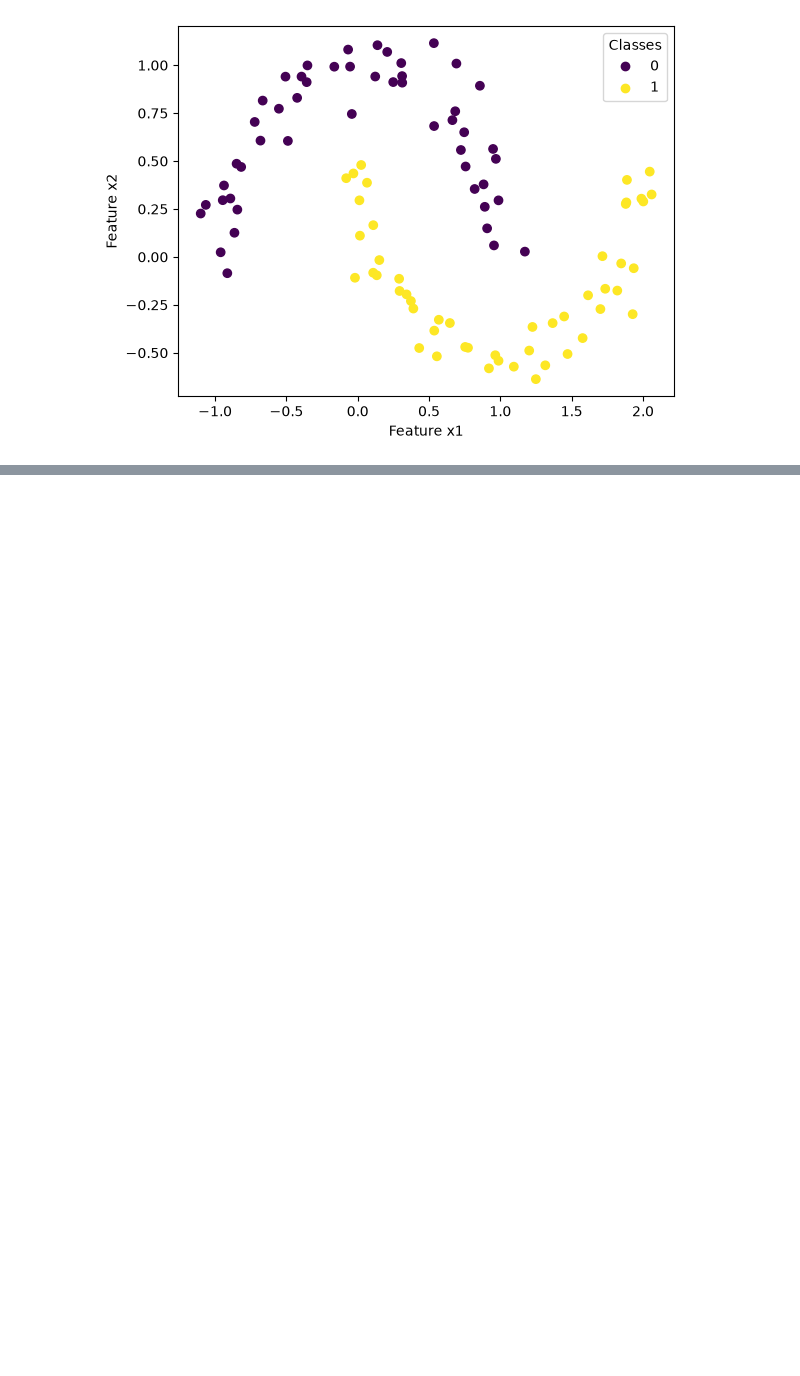
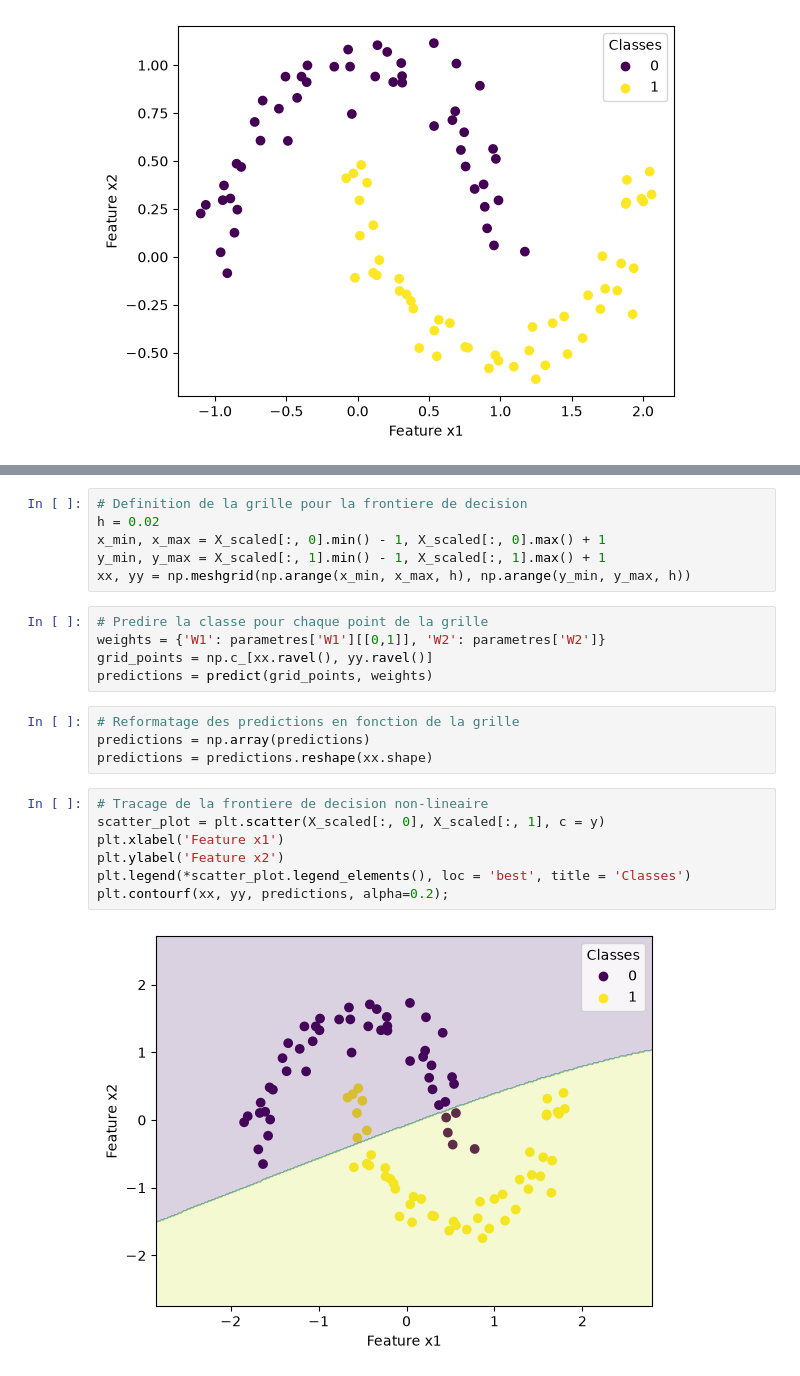
Before and after one commit to Stevencibambo/ai-avancee, a Jupyter notebook: Chapitre-1-Deep-Learning/Reseau_artificiel_a_2_couches.ipynb, the cells around one changed output, grey strips where cells are left out. Cells and saved outputs as stored; diff of their text form; blank space fills up the shorter version.

```diff
--- a/Chapitre-1-Deep-Learning/Reseau_artificiel_a_2_couches.ipynb
+++ b/Chapitre-1-Deep-Learning/Reseau_artificiel_a_2_couches.ipynb
@@ -31,0 +233,24 @@ plt.legend(*scatter_plot.legend_elements(), loc='best', title='Classes')
+# %%
+# Definition de la grille pour la frontiere de decision
+h = 0.02
+x_min, x_max = X_scaled[:, 0].min() - 1, X_scaled[:, 0].max() + 1
+y_min, y_max = X_scaled[:, 1].min() - 1, X_scaled[:, 1].max() + 1
+xx, yy = np.meshgrid(np.arange(x_min, x_max, h), np.arange(y_min, y_max, h))
+# %%
+# Predire la classe pour chaque point de la grille
+weights = {'W1': parametres['W1'][[0,1]], 'W2': parametres['W2']}
+grid_points = np.c_[xx.ravel(), yy.ravel()]
+predictions = predict(grid_points, weights)
+# %%
+# Reformatage des predictions en fonction de la grille
+predictions = np.array(predictions)
+predictions = predictions.reshape(xx.shape)
+# %%
+# Tracage de la frontiere de decision non-lineaire
+scatter_plot = plt.scatter(X_scaled[:, 0], X_scaled[:, 1], c = y)
+plt.xlabel('Feature x1')
+plt.ylabel('Feature x2')
+plt.legend(*scatter_plot.legend_elements(), loc = 'best', title = 'Classes')
+plt.contourf(xx, yy, predictions, alpha=0.2);
+# %% [output]
+[figure, added]
```
Also changed, not shown: parts of 26 cells of this notebook.
